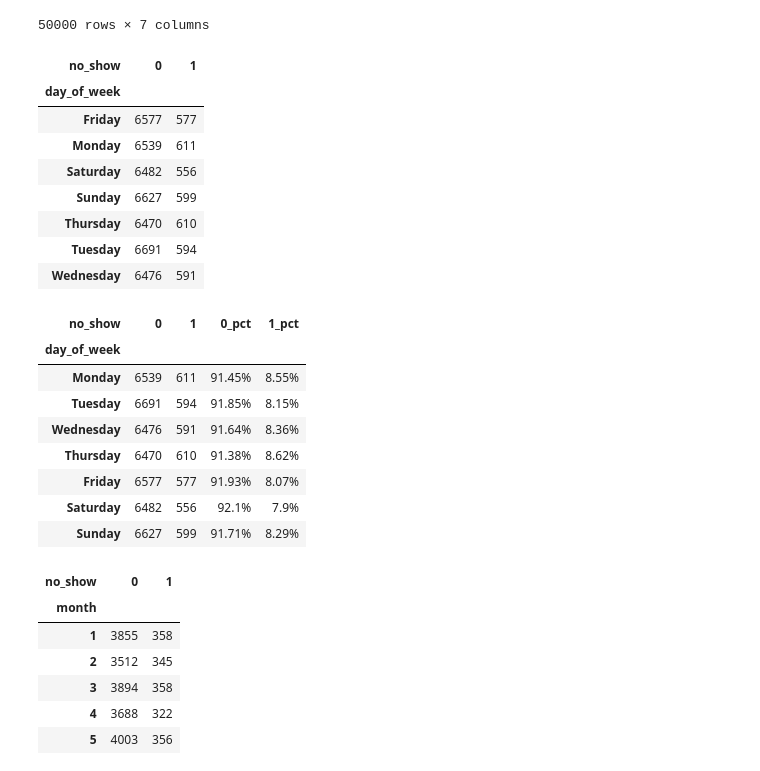
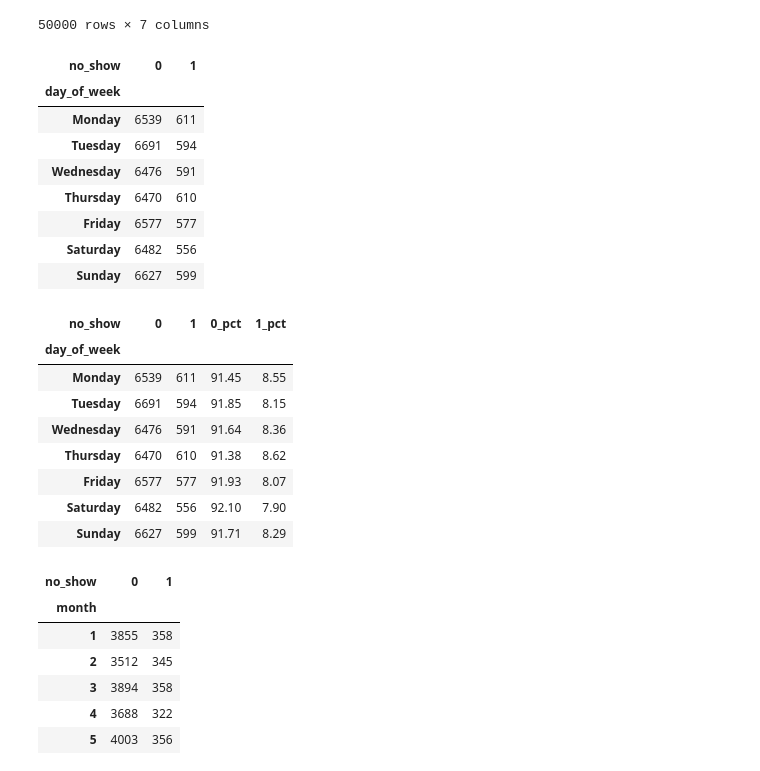
Before and after one commit to akashcstech/Health_Care_No_Show_Data_Analysis, a Jupyter notebook: Data_clean.ipynb, the cells around one changed output. Saved outputs shown, nothing was run; the diff lists cells and outputs as text; code cells hidden in the pictures.

```diff
--- a/Data_clean.ipynb
+++ b/Data_clean.ipynb
@@ -1232,34 +1237,35 @@ pdf2
 # %%
 #day_of_week_vs_no_show
 downs = pd.crosstab(pdf2['day_of_week'], pdf['no_show'])
+week_sorter = ['Monday', 'Tuesday', 'Wednesday', 'Thursday', 'Friday', 'Saturday', 'Sunday']
+downs = downs.reindex(week_sorter)
 downs
 # %% [output]
 | no_show | 0 | 1 |
 | day_of_week |  |  |
+| Monday | 6539 | 611 |
+| Tuesday | 6691 | 594 |
+| Wednesday | 6476 | 591 |
+| Thursday | 6470 | 610 |
 | Friday | 6577 | 577 |
-| Monday | 6539 | 611 |
 | Saturday | 6482 | 556 |
 | Sunday | 6627 | 599 |
-| Thursday | 6470 | 610 |
-| Tuesday | 6691 | 594 |
-| Wednesday | 6476 | 591 |
 # %%
 downss = (pd.crosstab(pdf2['day_of_week'], pdf['no_show'], normalize='index') * 100)
 downs[['0_pct','1_pct']] = downss.round(2)
 view_downs = downs.copy()
 view_downs[['0_pct','1_pct']] = view_downs[['0_pct','1_pct']].astype(str) + '%'
-week_sorter = ['Monday', 'Tuesday', 'Wednesday', 'Thursday', 'Friday', 'Saturday', 'Sunday']
-view_downs.reindex(week_sorter)
+downs
 # %% [output]
 | no_show | 0 | 1 | 0_pct | 1_pct |
 | day_of_week |  |  |  |  |
-| Monday | 6539 | 611 | 91.45% | 8.55% |
-| Tuesday | 6691 | 594 | 91.85% | 8.15% |
-| Wednesday | 6476 | 591 | 91.64% | 8.36% |
-| Thursday | 6470 | 610 | 91.38% | 8.62% |
-| Friday | 6577 | 577 | 91.93% | 8.07% |
-| Saturday | 6482 | 556 | 92.1% | 7.9% |
-| Sunday | 6627 | 599 | 91.71% | 8.29% |
+| Monday | 6539 | 611 | 91.45 | 8.55 |
+| Tuesday | 6691 | 594 | 91.85 | 8.15 |
+| Wednesday | 6476 | 591 | 91.64 | 8.36 |
+| Thursday | 6470 | 610 | 91.38 | 8.62 |
+| Friday | 6577 | 577 | 91.93 | 8.07 |
+| Saturday | 6482 | 556 | 92.10 | 7.90 |
+| Sunday | 6627 | 599 | 91.71 | 8.29 |
 # %%
 #months_vs_no_show
 mns = pd.crosstab(pdf2['month'], pdf['no_show'])
```
Also changed, not shown: parts of 5 cells of this notebook, 1 other file.
